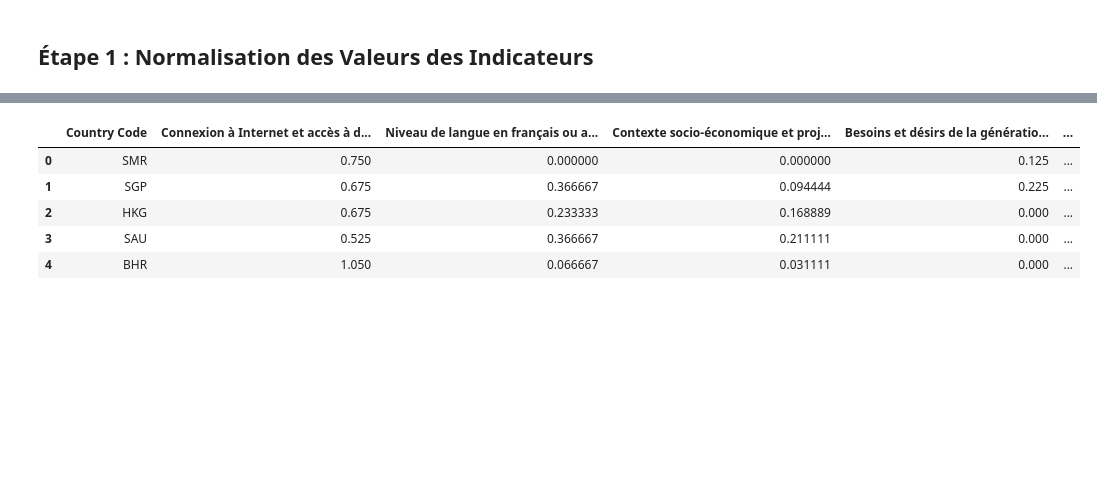
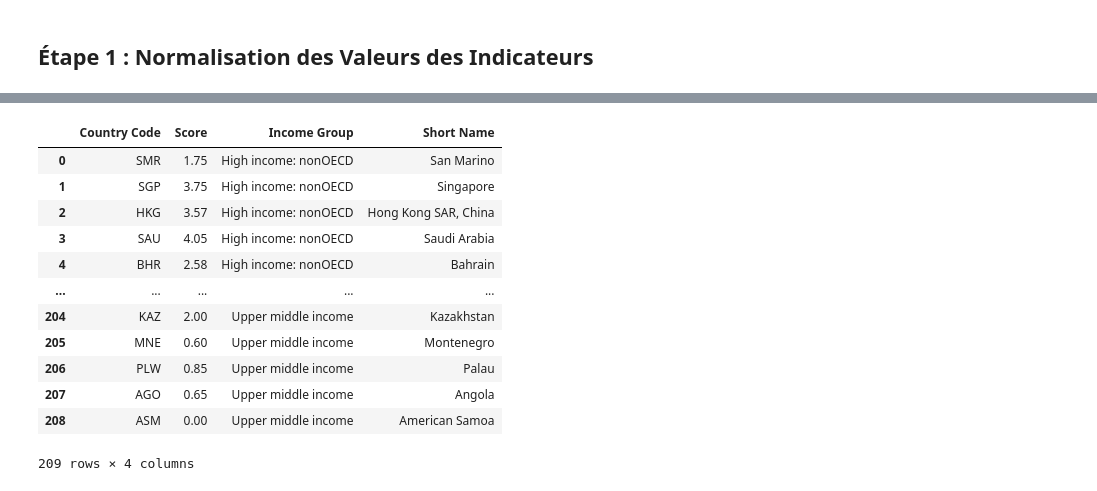
Before and after one commit to Najia-afk/mission2, a Jupyter notebook: Mission2.ipynb, the cells around one changed output, grey strips where cells are left out. Cells and saved outputs as stored; diff of their text form; code cells hidden in the pictures; blank space fills up the shorter version.

```diff
--- a/Mission2.ipynb
+++ b/Mission2.ipynb
@@ -1049,9 +1014,16 @@ Inconsistent Scores:
 # %%
-merged_group_scores_df.head()
+merged_scores_df
 # %% [output]
-|  | Country Code | Connexion à Internet et accès à d... | Niveau de langue en français ou a... | Contexte socio-économique et proj... | Besoins et désirs de la génératio... | ... |
-| 0 | SMR | 0.750 | 0.000000 | 0.000000 | 0.125 | ... |
-| 1 | SGP | 0.675 | 0.366667 | 0.094444 | 0.225 | ... |
-| 2 | HKG | 0.675 | 0.233333 | 0.168889 | 0.000 | ... |
-| 3 | SAU | 0.525 | 0.366667 | 0.211111 | 0.000 | ... |
-| 4 | BHR | 1.050 | 0.066667 | 0.031111 | 0.000 | ... |
+|  | Country Code | Score | Income Group | Short Name |
+| 0 | SMR | 1.75 | High income: nonOECD | San Marino |
+| 1 | SGP | 3.75 | High income: nonOECD | Singapore |
+| 2 | HKG | 3.57 | High income: nonOECD | Hong Kong SAR, China |
+| 3 | SAU | 4.05 | High income: nonOECD | Saudi Arabia |
+| 4 | BHR | 2.58 | High income: nonOECD | Bahrain |
+| ... | ... | ... | ... | ... |
+| 204 | KAZ | 2.00 | Upper middle income | Kazakhstan |
+| 205 | MNE | 0.60 | Upper middle income | Montenegro |
+| 206 | PLW | 0.85 | Upper middle income | Palau |
+| 207 | AGO | 0.65 | Upper middle income | Angola |
+| 208 | ASM | 0.00 | Upper middle income | American Samoa |
+209 rows × 4 columns
```
Also changed, not shown: parts of 4 cells of this notebook.
